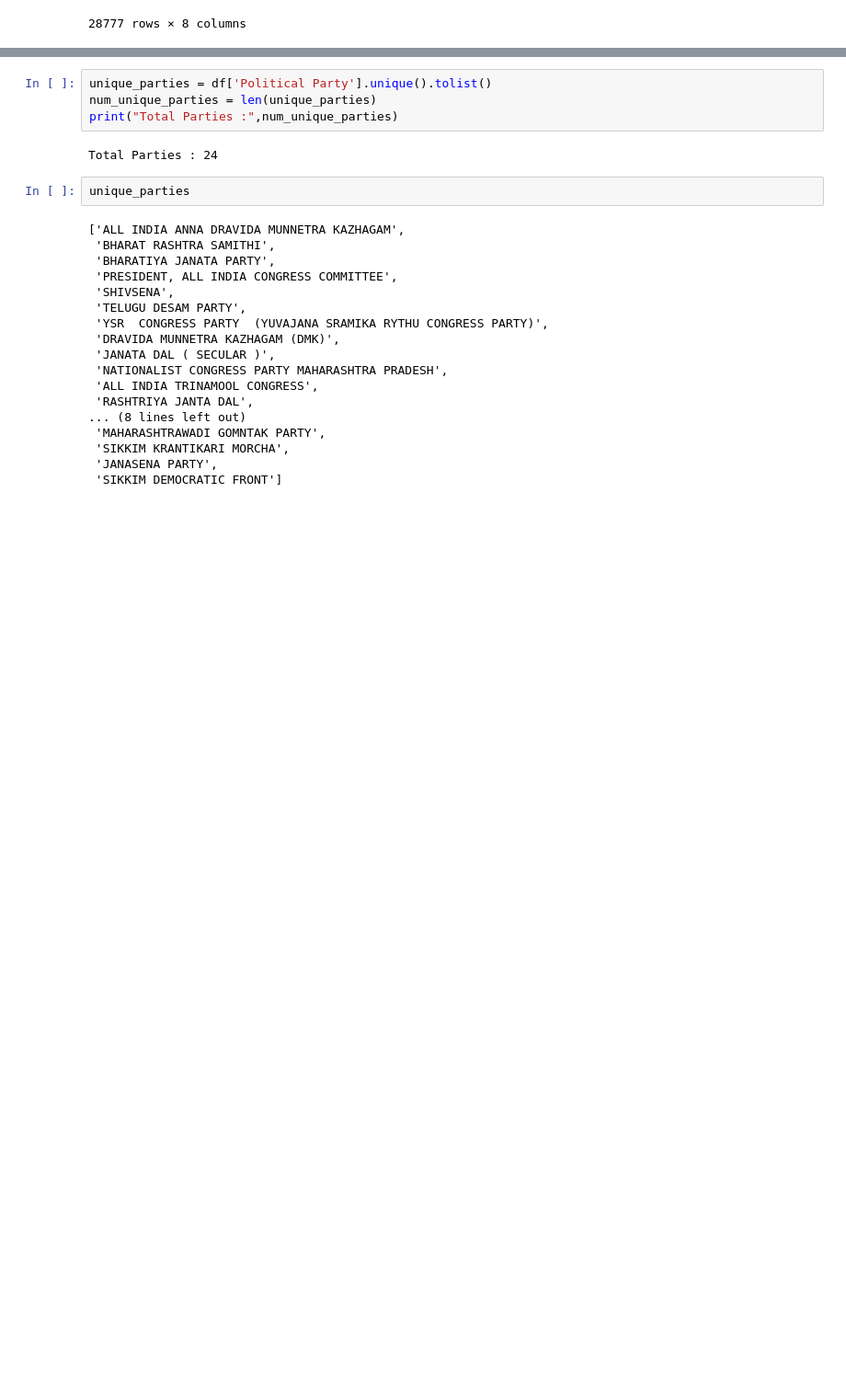
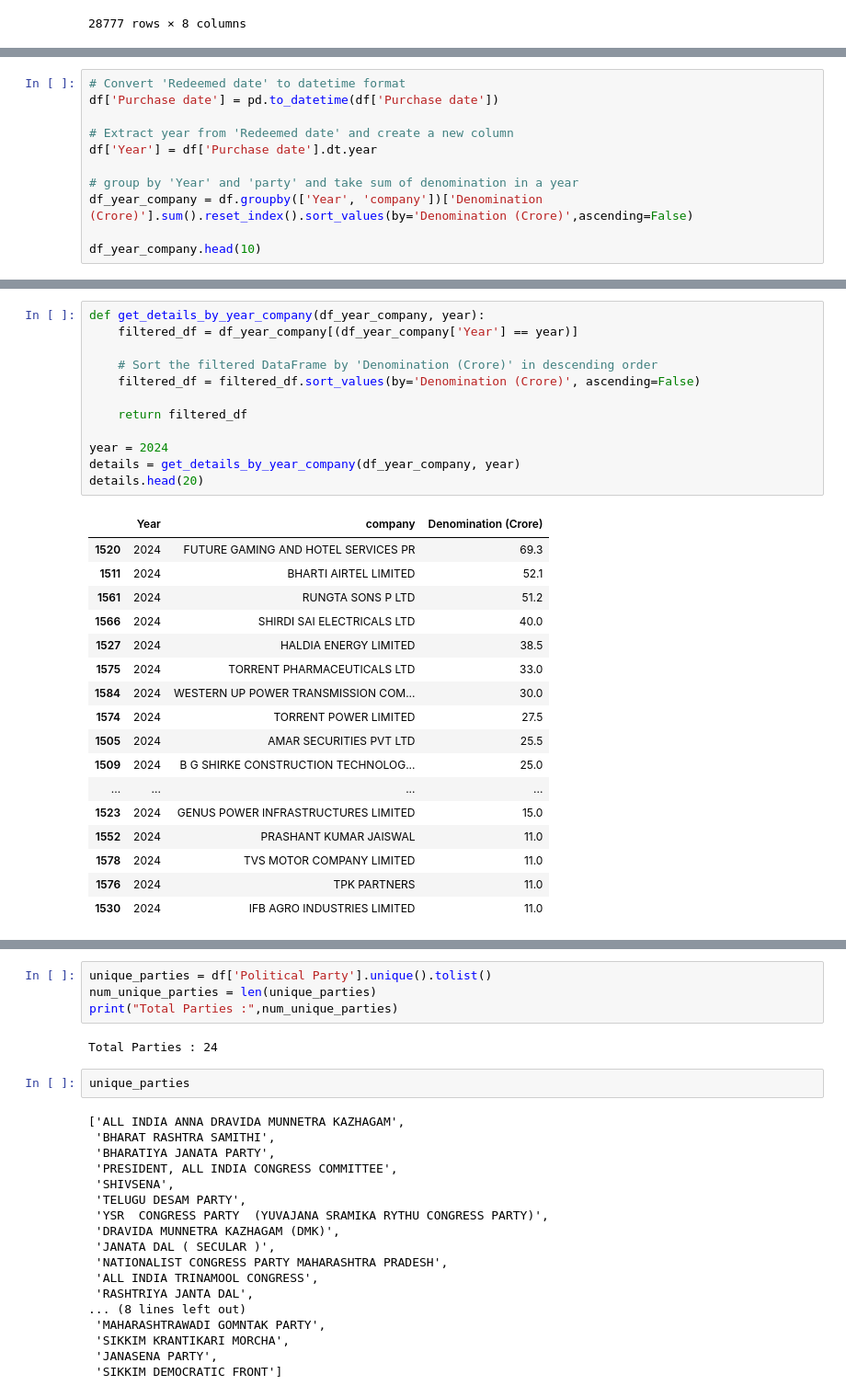
Before and after one commit to NadeemAkhtar1947/Electoral_bond_final_data, a Jupyter notebook: electoral-bond-data-analysis-based-on-bond-number.ipynb, the cells around one changed output, grey strips where cells are left out. Shown at 92% size. Saved outputs shown, nothing was run; the diff lists cells and outputs as text; blank space fills up the shorter version.

```diff
--- a/electoral-bond-data-analysis-based-on-bond-number.ipynb
+++ b/electoral-bond-data-analysis-based-on-bond-number.ipynb
@@ -198,0 +283,11 @@ df
+# %%
+# Convert 'Redeemed date' to datetime format
+df['Purchase date'] = pd.to_datetime(df['Purchase date'])
+
+# Extract year from 'Redeemed date' and create a new column
+df['Year'] = df['Purchase date'].dt.year
+
+# group by 'Year' and 'party' and take sum of denomination in a year
+df_year_company = df.groupby(['Year', 'company'])['Denomination (Crore)'].sum().reset_index().sort_values(by='Denomination (Crore)',ascending=False)
+
+df_year_company.head(10)
@@ -198,0 +306,30 @@ df
+# %%
+def get_details_by_year_company(df_year_company, year):
+    filtered_df = df_year_company[(df_year_company['Year'] == year)]
+
+    # Sort the filtered DataFrame by 'Denomination (Crore)' in descending order
+    filtered_df = filtered_df.sort_values(by='Denomination (Crore)', ascending=False)
+
+    return filtered_df
+
+year = 2024
+details = get_details_by_year_company(df_year_company, year)
+details.head(20)
+# %% [output]
+|  | Year | company | Denomination (Crore) |
+| 1520 | 2024 | FUTURE GAMING AND HOTEL SERVICES PR | 69.3 |
+| 1511 | 2024 | BHARTI AIRTEL LIMITED | 52.1 |
+| 1561 | 2024 | RUNGTA SONS P LTD | 51.2 |
+| 1566 | 2024 | SHIRDI SAI ELECTRICALS LTD | 40.0 |
+| 1527 | 2024 | HALDIA ENERGY LIMITED | 38.5 |
+| 1575 | 2024 | TORRENT PHARMACEUTICALS LTD | 33.0 |
+| 1584 | 2024 | WESTERN UP POWER TRANSMISSION COM... | 30.0 |
+| 1574 | 2024 | TORRENT POWER LIMITED | 27.5 |
+| 1505 | 2024 | AMAR SECURITIES PVT LTD | 25.5 |
+| 1509 | 2024 | B G SHIRKE CONSTRUCTION TECHNOLOG... | 25.0 |
+| ... | ... | ... | ... |
+| 1523 | 2024 | GENUS POWER INFRASTRUCTURES LIMITED | 15.0 |
+| 1552 | 2024 | PRASHANT KUMAR JAISWAL | 11.0 |
+| 1578 | 2024 | TVS MOTOR COMPANY LIMITED | 11.0 |
+| 1576 | 2024 | TPK PARTNERS | 11.0 |
+| 1530 | 2024 | IFB AGRO INDUSTRIES LIMITED | 11.0 |
```
Also changed, not shown: parts of 10 cells of this notebook.
